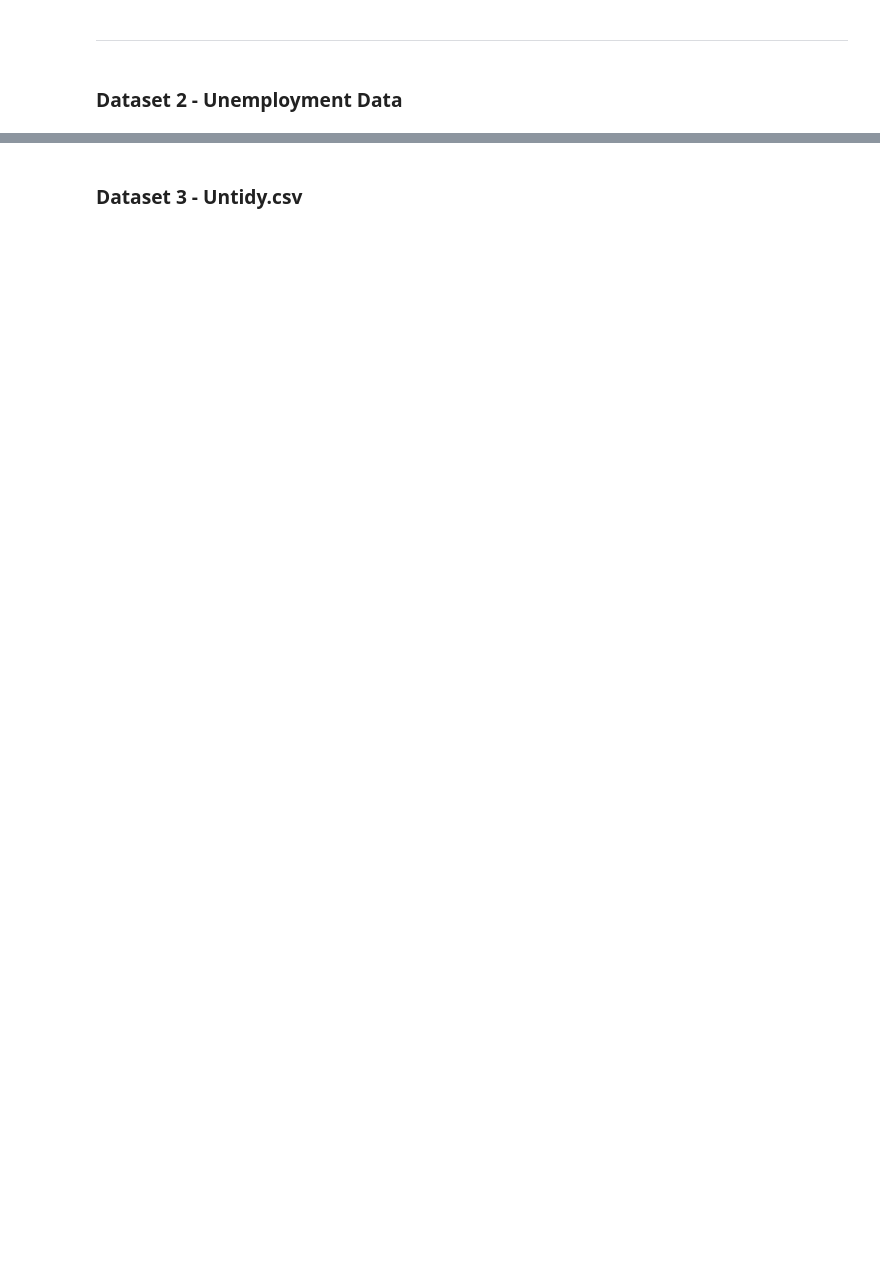
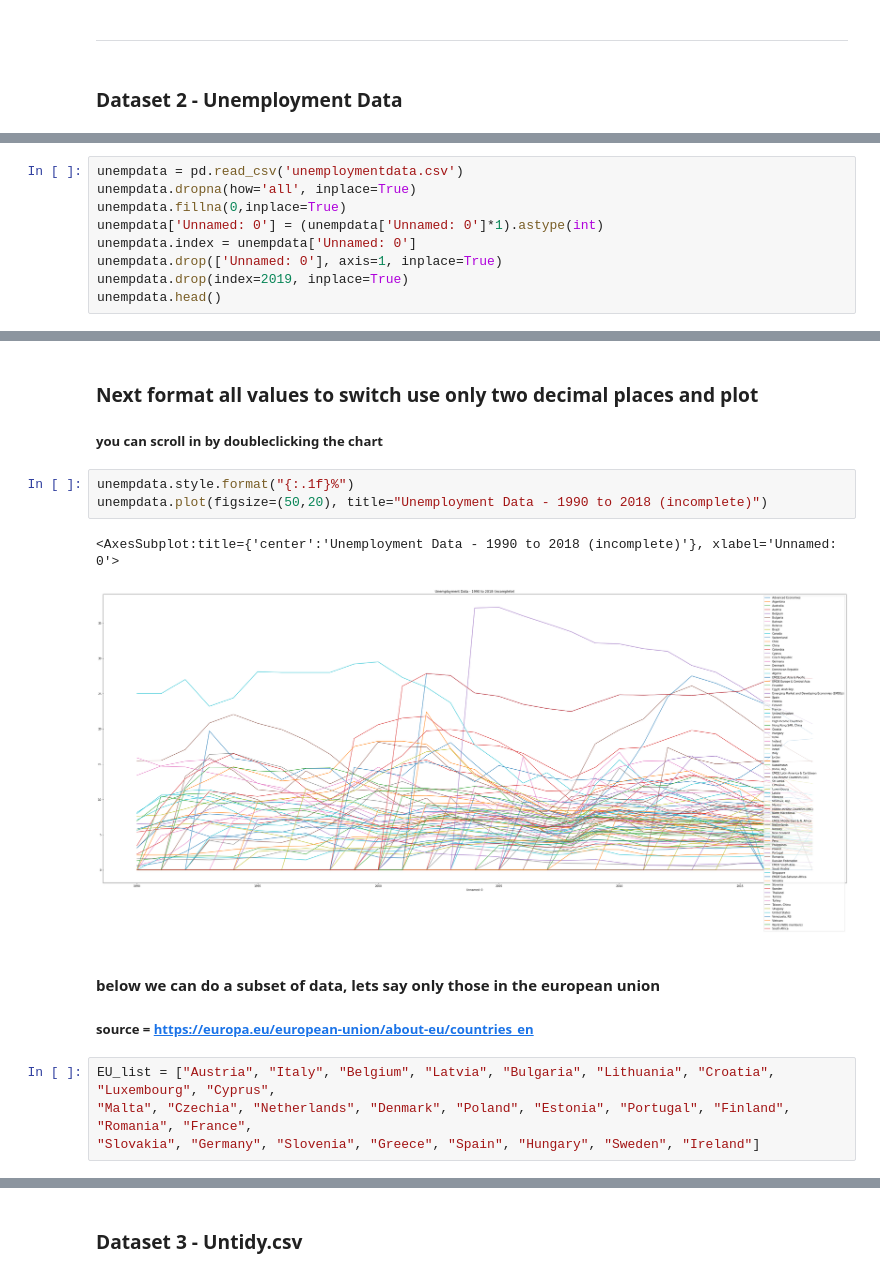
Before and after one commit to alexander-waite/IS362_Project2, a Jupyter notebook: Project2.ipynb, the cells around one changed output, grey strips where cells are left out. Saved outputs shown, nothing was run; the diff lists cells and outputs as text; blank space fills up the shorter version.

```diff
--- a/Project2.ipynb
+++ b/Project2.ipynb
@@ -135,0 +143,9 @@ unemployment_data = pd.read_csv('unemploymentdata.csv')
+# %%
+unempdata = pd.read_csv('unemploymentdata.csv')
+unempdata.dropna(how='all', inplace=True)
+unempdata.fillna(0,inplace=True)
+unempdata['Unnamed: 0'] = (unempdata['Unnamed: 0']*1).astype(int)
+unempdata.index = unempdata['Unnamed: 0']
+unempdata.drop(['Unnamed: 0'], axis=1, inplace=True)
+unempdata.drop(index=2019, inplace=True)
+unempdata.head()
@@ -135,0 +161,17 @@ unemployment_data = pd.read_csv('unemploymentdata.csv')
+# %% [markdown]
+### Next format all values to  switch use only two decimal places and plot
+#####  you can scroll in by doubleclicking the chart
+# %%
+unempdata.style.format("{:.1f}%")
+unempdata.plot(figsize=(50,20), title="Unemployment Data - 1990 to 2018 (incomplete)")
+# %% [output]
+<AxesSubplot:title={'center':'Unemployment Data - 1990 to 2018 (incomplete)'}, xlabel='Unnamed: 0'>
+[figure, added]
+# %% [markdown]
+#### below we can do a subset of data, lets say only those in the european union
+
+##### source = https://europa.eu/european-union/about-eu/countries_en
+# %%
+EU_list = ["Austria", "Italy", "Belgium", "Latvia", "Bulgaria", "Lithuania", "Croatia", "Luxembourg", "Cyprus",
+"Malta", "Czechia", "Netherlands", "Denmark", "Poland", "Estonia", "Portugal", "Finland", "Romania", "France",
+"Slovakia", "Germany", "Slovenia", "Greece", "Spain", "Hungary", "Sweden", "Ireland"]
```
Also changed, not shown: parts of 27 cells of this notebook.
